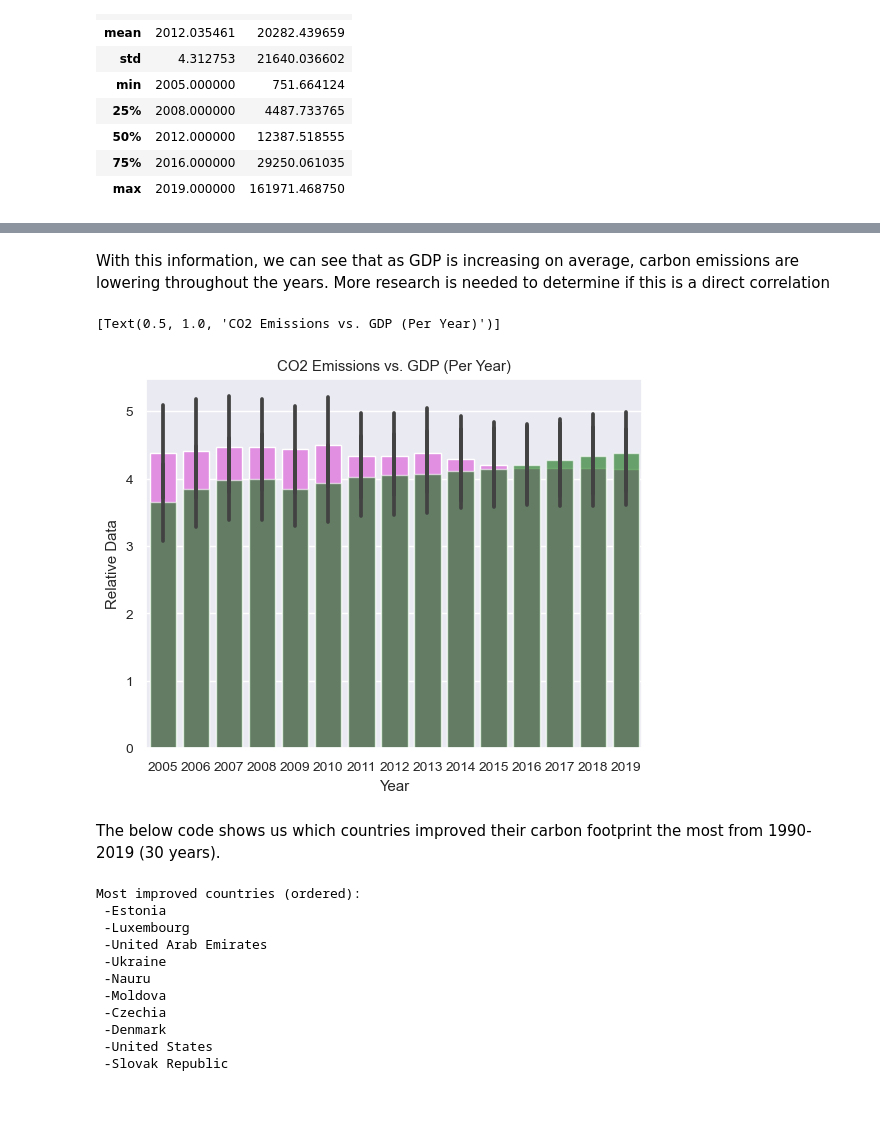
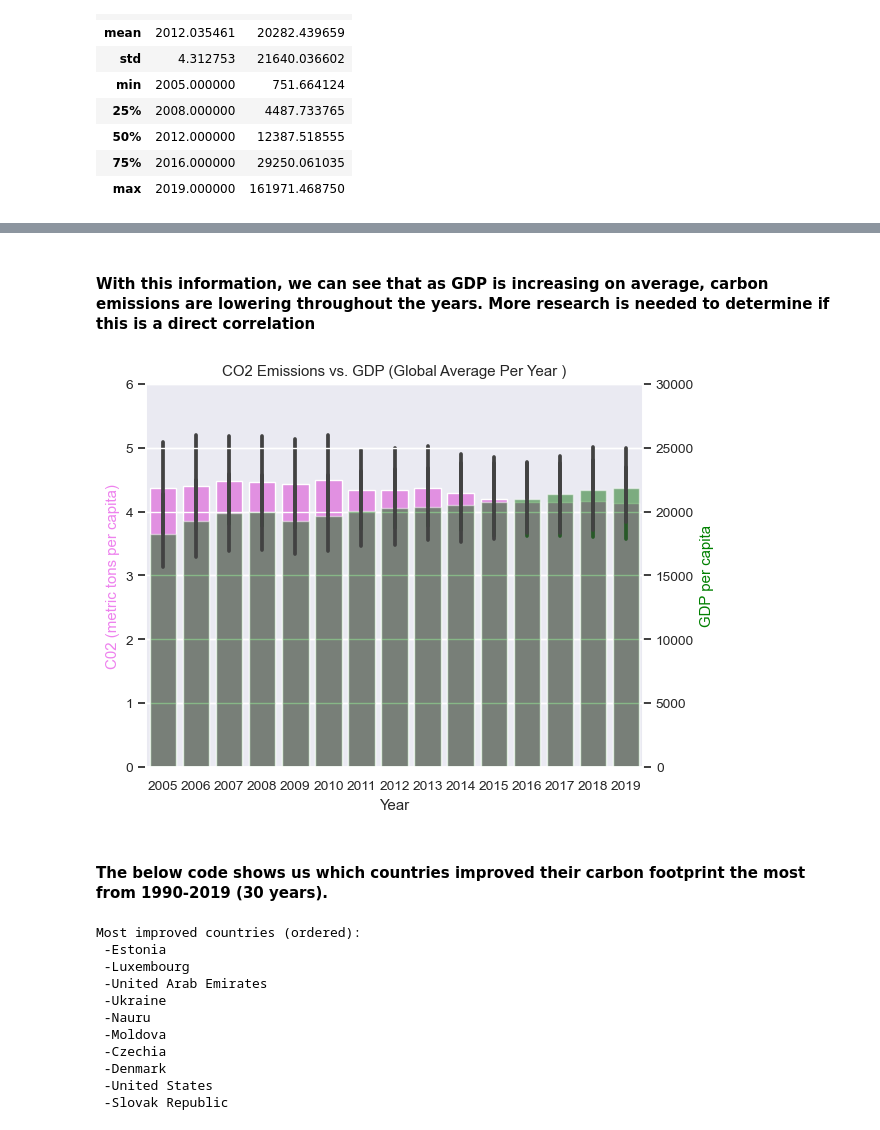
Before and after one commit to ubco-W2022T1-cosc301/project-group42, a Jupyter notebook: notebooks/analysis3.ipynb, the cells around one changed output, grey strips where cells are left out. Saved outputs shown, nothing was run; the diff lists cells and outputs as text; code cells hidden in the pictures; blank space fills up the shorter version.

Commit message:
Made changes to graphs and submitted to them markdown file

```diff
--- a/notebooks/analysis3.ipynb
+++ b/notebooks/analysis3.ipynb
@@ -163,21 +163,29 @@ sns.barplot(PGDP, x="Year", y="GDP", color='green')
 # %% [markdown]
-With this information, we can see that as GDP is increasing on average, carbon emissions are lowering throughout the years. More research is needed to determine if this is a direct correlation
+#### With this information, we can see that as GDP is increasing on average, carbon emissions are lowering throughout the years. More research is needed to determine if this is a direct correlation
 # %%
 #Code adapted from:
 #https://www.geeksforgeeks.org/how-to-overlap-two-barplots-in-seaborn/
 
-ax = plt.subplots()
+fig, ax = plt.subplots()
 
 ax = sns.barplot(data=Gcarbon, color='violet')
-ax = sns.barplot(data=PGDP, x=PGDP["Year"], y=PGDP["GDP"]/5000, color='green', alpha=0.6)
+ax.set_ylim(0, 6)
+ax.set(xlabel="Year")
+ax.set_ylabel("C02 (metric tons per capita)", color='violet')
+ax.set(title='CO2 Emissions vs. GDP (Global Average Per Year )')
 
-ax.set(xlabel="Year", ylabel="Relative Data")
-ax.set(title='CO2 Emissions vs. GDP (Per Year)')
+ax2 = ax.twinx()
+ax2 = sns.barplot(data=PGDP, x=PGDP["Year"], y=PGDP["GDP"], color='green', alpha=0.5)
+ax2.set_ylim(0, 30000)
+ax2.set_ylabel('GDP per capita', color='green')
+
+
+fig.tight_layout()
+#plt.savefig('GDP_vs_C02_Global',bbox_inches='tight')
 # %% [output]
-[Text(0.5, 1.0, 'CO2 Emissions vs. GDP (Per Year)')]
-[figure, old version]
+[figure, new version]
 # %% [markdown]
-The below code shows us which countries improved their carbon footprint the most from 1990-2019 (30 years).
+#### The below code shows us which countries improved their carbon footprint the most from 1990-2019 (30 years).
 # %%
 NameIndex = Pcarbon[['Country Name']]
 values = []
```
Also changed, not shown: parts of 13 cells of this notebook, 4 other files.
